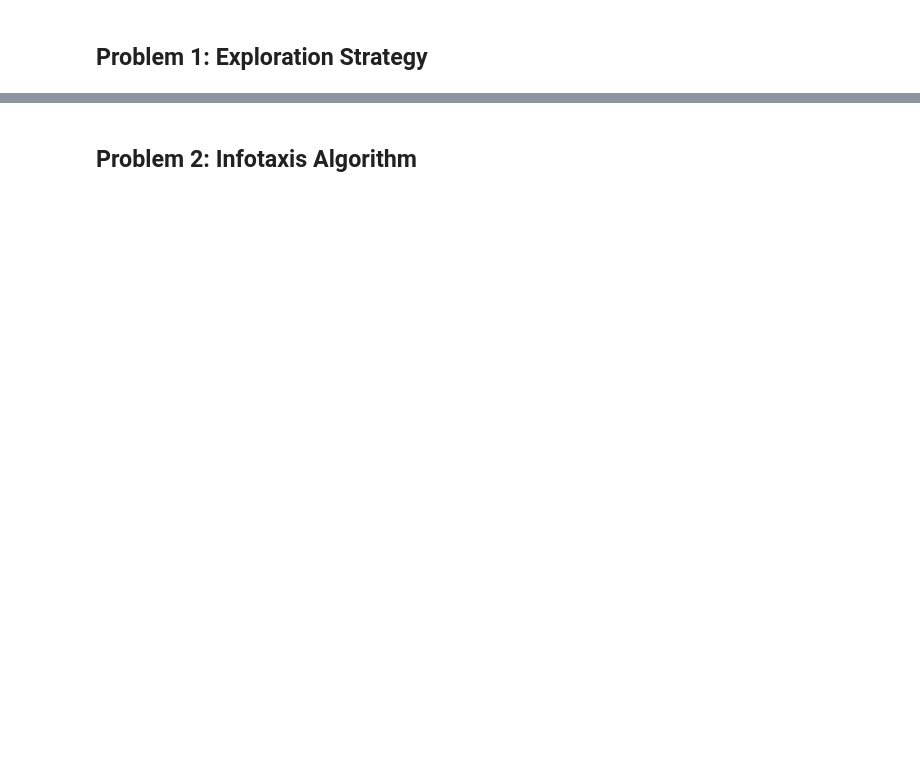
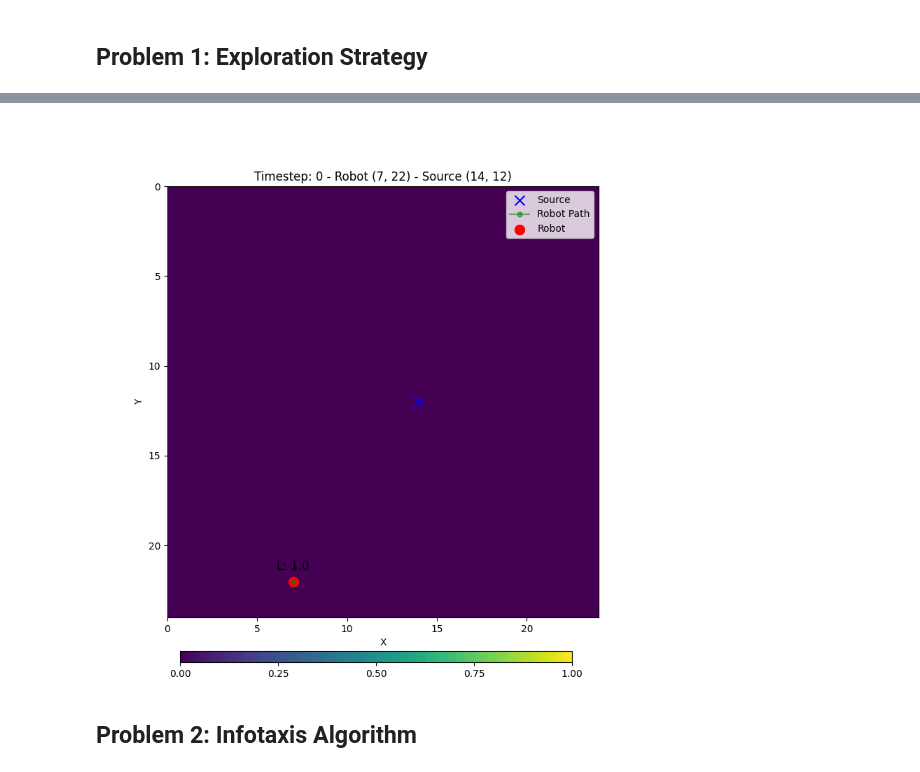
Before and after one commit to Sharwin24/Active-Learning, a Jupyter notebook: homework2/hw2.ipynb, the cells around one changed output, grey strips where cells are left out. Cells and saved outputs as stored; diff of their text form; code cells hidden in the pictures; blank space fills up the shorter version.

```diff
--- a/homework2/hw2.ipynb
+++ b/homework2/hw2.ipynb
@@ -252,3 +331,7 @@ Final Robot Location: [10. 24.]
+# %%
+Image(filename='robot_exploration.gif')
+# %% [output]
+[figure, added]
 # %% [markdown]
 ## Problem 2: Infotaxis Algorithm
 # %%
```
Also changed, not shown: parts of 5 cells of this notebook, 3 other files.
